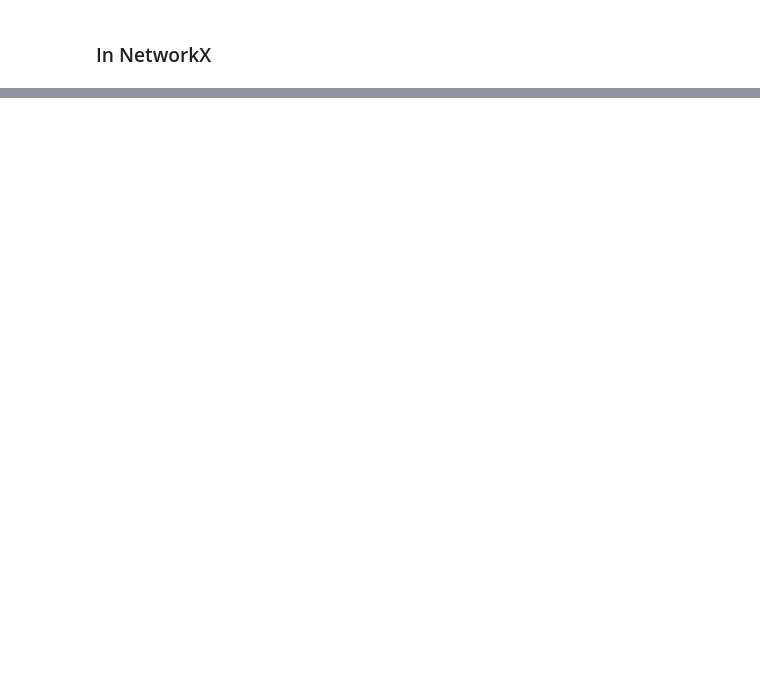
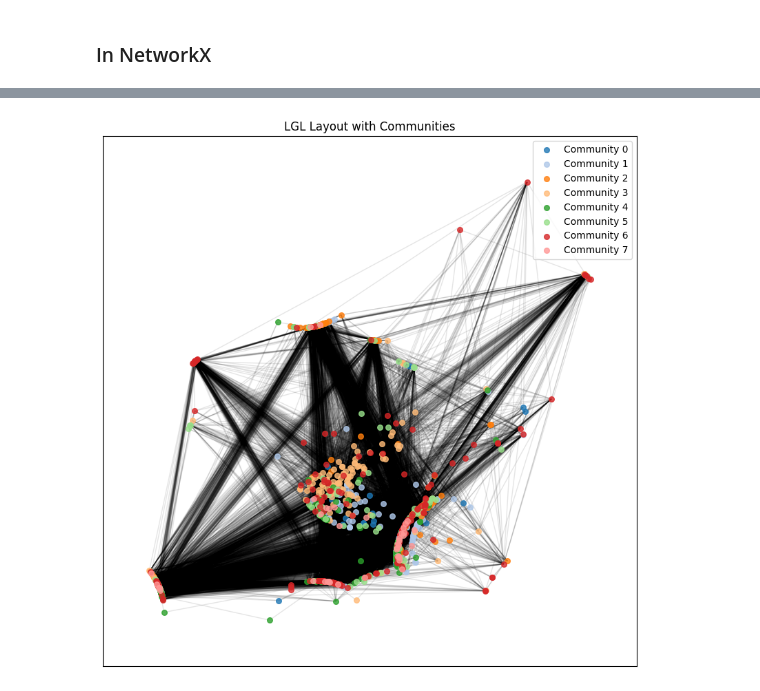
Before and after one commit to FraDurazzi/CNLab, a Jupyter notebook: 04_laplacian_and_communities.ipynb, the cells around one changed output, grey strips where cells are left out. Cells and saved outputs as stored; diff of their text form; code cells hidden in the pictures; blank space fills up the shorter version.

```diff
--- a/04_laplacian_and_communities.ipynb
+++ b/04_laplacian_and_communities.ipynb
@@ -299,0 +262,36 @@ nx.draw(G,pos=pos)
+# %%
+G=nx.Graph(A_real)
+G.remove_edges_from(nx.selfloop_edges(G))
+# Extract the largest connected component
+components = list(nx.connected_components(G))
+largest_component = max(components, key=len)
+G = G.subgraph(largest_component).copy()
+
+
+# Convert the NetworkX graph to igraph
+node_names= list(G.nodes())
+G_igraph = ig.Graph.from_networkx(G)
+# Set the vertex names (because we removed nodes outside the largest component)
+G_igraph.vs['name'] = node_names
+# %%
+# Communities with leading eigenvector (divisive recursive algorithm)
+communities = G_igraph.community_leading_eigenvector()
+
+# Layout with lgl
+layout = G_igraph.layout("lgl")
+pos = {G_igraph.vs[i]["name"]: layout[i] for i in range(len(layout))}
+
+# Plot the graph with communities
+plt.figure(figsize=(10, 10))
+for i, community in enumerate(communities):
+    nodes = list(community)
+    # Convert node indices to names
+    nodes = [G_igraph.vs[node]["name"] for node in nodes]
+    nx.draw_networkx_nodes(G, pos, nodelist=nodes, node_color=plt.cm.tab20(i),
+                            label=f'Community {i}', node_size=30, alpha=0.8)
+nx.draw_networkx_edges(G, pos, alpha=0.1)
+plt.title('LGL Layout with Communities')
+plt.legend()
+plt.show()
+# %% [output]
+[figure, added]
```
Also changed, not shown: parts of 44 cells of this notebook, 1 other file.
